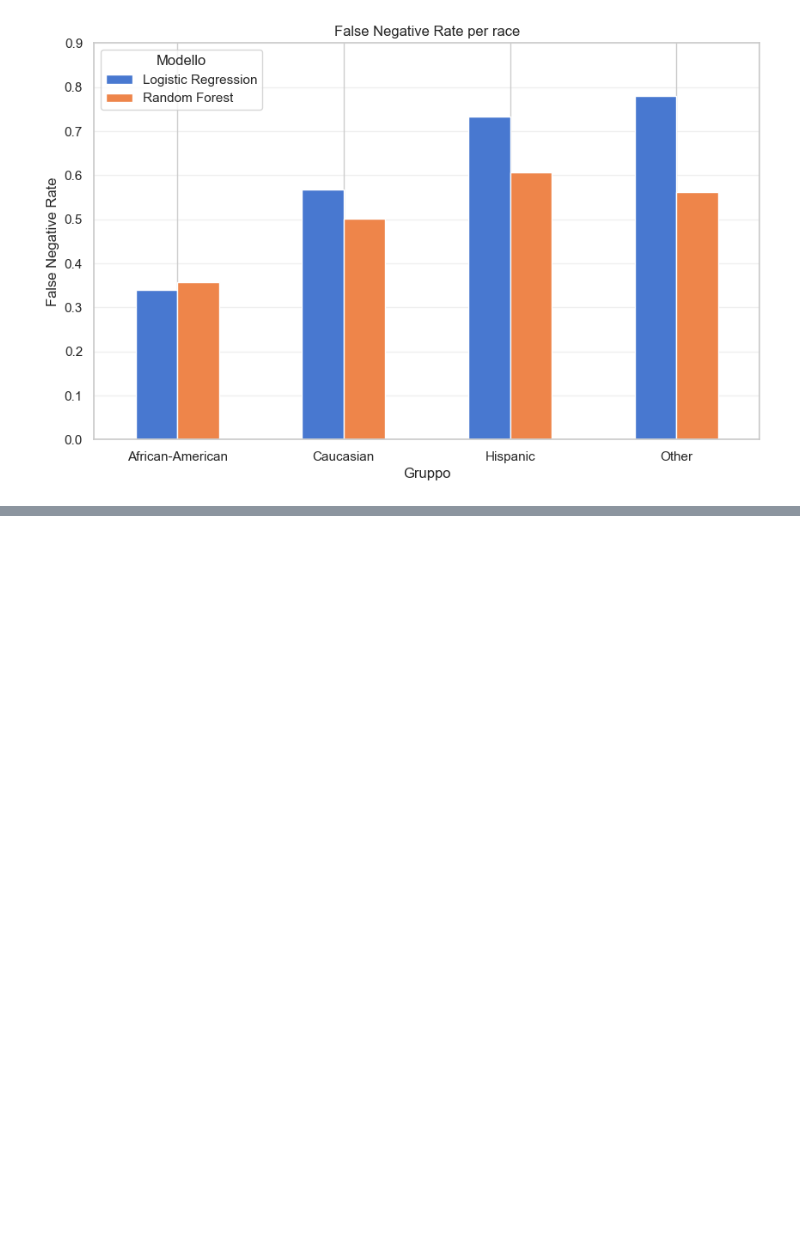
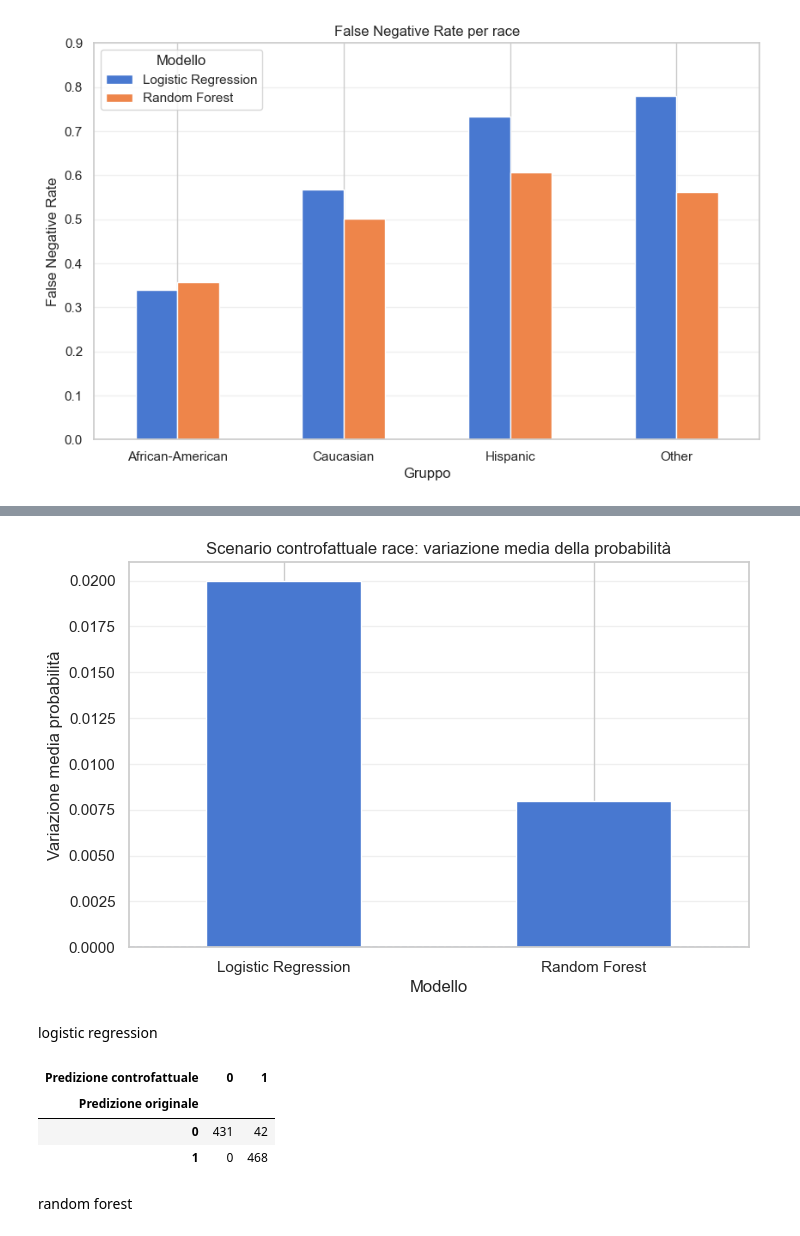
Before and after one commit to anna8987/tesi-COMPAS, a Jupyter notebook: tesiCOMPAS.ipynb, the cells around one changed output, grey strips where cells are left out. Drawn from its saved outputs; the diff is of its cells as text; code cells hidden in the pictures; blank space fills up the shorter version.

```diff
--- a/tesiCOMPAS.ipynb
+++ b/tesiCOMPAS.ipynb
@@ -1813,0 +2015,12 @@ plt.show()
+# %%
+# Trasformazione del dataset controfattuale con il preprocessor già addestrato
+
+cf_race_preprocessed_df = transform_counterfactual_df(
+    cf_race_modified,
+    preprocessor,
+    feature_names
+)
+
+print("Dimensioni dataset controfattuale preprocessato:", cf_race_preprocessed_df.shape)
+
+display(cf_race_preprocessed_df.head())
@@ -1813,0 +2037,10 @@ plt.show()
+# %%
+# Predizioni controfattuali per lo scenario race African-American -> Caucasian
+
+cf_pred_log_race = log_reg.predict(cf_race_preprocessed_df)
+cf_proba_log_race = log_reg.predict_proba(cf_race_preprocessed_df)[:, 1]
+
+cf_pred_rf_race = rf.predict(cf_race_preprocessed_df)
+cf_proba_rf_race = rf.predict_proba(cf_race_preprocessed_df)[:, 1]
+
+print("Predizioni controfattuali calcolate correttamente.")
@@ -1813,0 +2192,38 @@ plt.show()
+# %%
+import matplotlib.pyplot as plt
+
+race_mean_plot = race_cf_summary.set_index("Modello")["Variazione media probabilità"]
+
+ax = race_mean_plot.plot(
+    kind="bar",
+    figsize=(8, 5)
+)
+
+plt.title("Scenario controfattuale race: variazione media della probabilità")
+plt.xlabel("Modello")
+plt.ylabel("Variazione media probabilità")
+plt.axhline(0, linestyle="--", linewidth=1)
+plt.xticks(rotation=0)
+plt.grid(axis="y", alpha=0.3)
+
+plt.show()
+# %% [output]
+[figure, added]
+# %% [markdown]
+logistic regression
+# %%
+race_log_change_table = pd.crosstab(
+    counterfactual_race_results["pred_log_originale"],
+    counterfactual_race_results["pred_log_controfattuale"],
+    rownames=["Predizione originale"],
+    colnames=["Predizione controfattuale"]
+)
+
+display(race_log_change_table)
+# %% [output]
+| Predizione controfattuale | 0 | 1 |
+| Predizione originale |  |  |
+| 0 | 431 | 42 |
+| 1 | 0 | 468 |
+# %% [markdown]
+random forest
```
Also changed, not shown: parts of 25 cells of this notebook.
